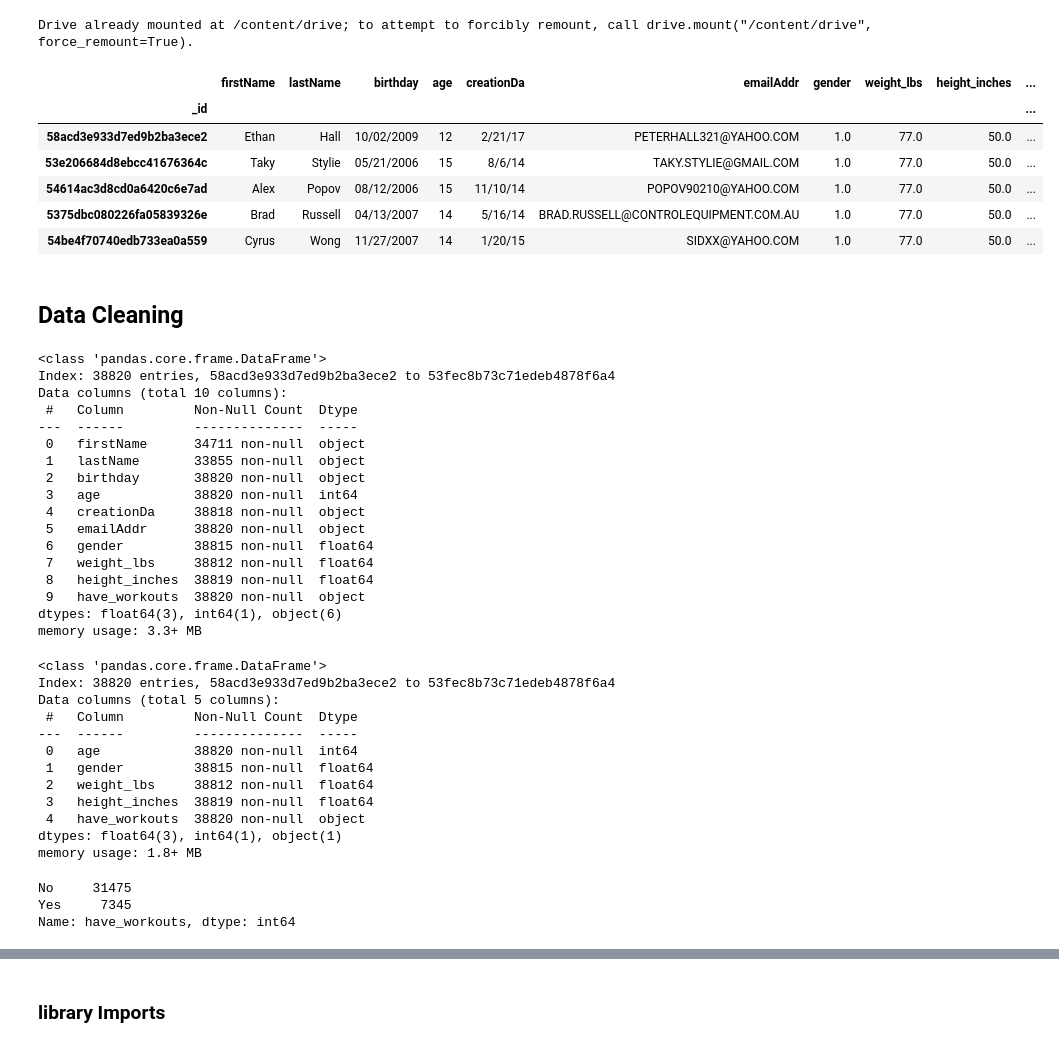
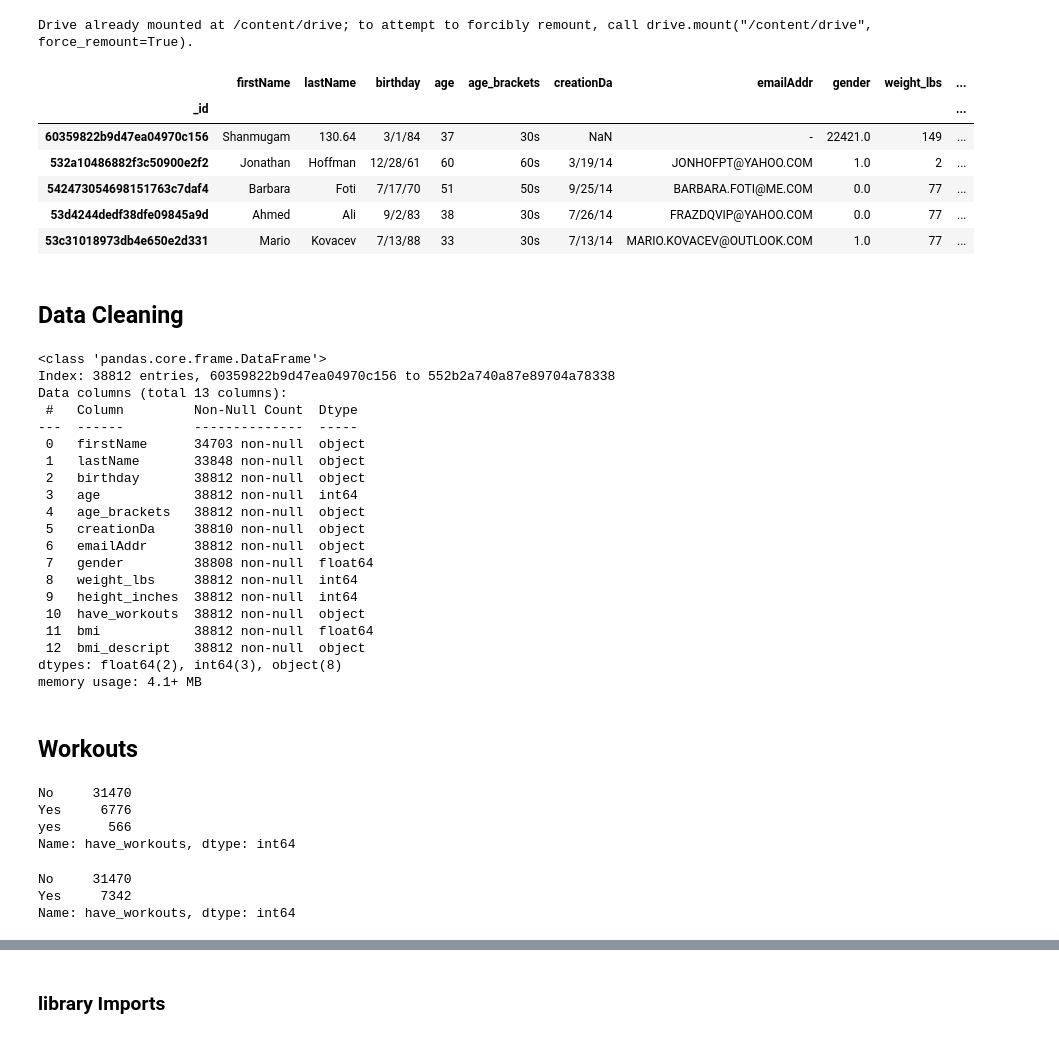
Before and after one commit to adamk6/codingDojoFinalProject, a Jupyter notebook: project2_Part4.ipynb, the cells around one changed output, grey strips where cells are left out. Drawn from its saved outputs; the diff is of its cells as text; code cells hidden in the pictures.

Commit message:
Add files via upload
Final version of my Project 2 Notebook

```diff
--- a/project2_Part4.ipynb
+++ b/project2_Part4.ipynb
@@ -9,56 +9,40 @@ drive.mount('/content/drive')
 Drive already mounted at /content/drive; to attempt to forcibly remount, call drive.mount("/content/drive", force_remount=True).
 # %%
 import pandas as pd
+import matplotlib.pyplot as plt
 
-df = pd.read_csv('/content/drive/MyDrive/PTDataScience/Final Project/FitTripCodingDojoDataSet__subSet.csv',index_col = '_id' )
+df = pd.read_csv('/content/drive/MyDrive/PTDataScience/Final Project/FitTripCodingDojoDataSet__subSetV2.csv',index_col = '_id' )
 df.head()
 # %% [output]
-|  | firstName | lastName | birthday | age | creationDa | emailAddr | gender | weight_lbs | height_inches | ... |
+|  | firstName | lastName | birthday | age | age_brackets | creationDa | emailAddr | gender | weight_lbs | ... |
 | _id |  |  |  |  |  |  |  |  |  | ... |
-| 58acd3e933d7ed9b2ba3ece2 | Ethan | Hall | 10/02/2009 | 12 | 2/21/17 | PETERHALL321@YAHOO.COM | 1.0 | 77.0 | 50.0 | ... |
-| 53e206684d8ebcc41676364c | Taky | Stylie | 05/21/2006 | 15 | 8/6/14 | TAKY.STYLIE@GMAIL.COM | 1.0 | 77.0 | 50.0 | ... |
-| 54614ac3d8cd0a6420c6e7ad | Alex | Popov | 08/12/2006 | 15 | 11/10/14 | POPOV90210@YAHOO.COM | 1.0 | 77.0 | 50.0 | ... |
-| 5375dbc080226fa05839326e | Brad | Russell | 04/13/2007 | 14 | 5/16/14 | BRAD.RUSSELL@CONTROLEQUIPMENT.COM.AU | 1.0 | 77.0 | 50.0 | ... |
-| 54be4f70740edb733ea0a559 | Cyrus | Wong | 11/27/2007 | 14 | 1/20/15 | SIDXX@YAHOO.COM | 1.0 | 77.0 | 50.0 | ... |
+| 60359822b9d47ea04970c156 | Shanmugam | 130.64 | 3/1/84 | 37 | 30s | NaN | - | 22421.0 | 149 | ... |
+| 532a10486882f3c50900e2f2 | Jonathan | Hoffman | 12/28/61 | 60 | 60s | 3/19/14 | JONHOFPT@YAHOO.COM | 1.0 | 2 | ... |
+| 542473054698151763c7daf4 | Barbara | Foti | 7/17/70 | 51 | 50s | 9/25/14 | BARBARA.FOTI@ME.COM | 0.0 | 77 | ... |
+| 53d4244dedf38dfe09845a9d | Ahmed | Ali | 9/2/83 | 38 | 30s | 7/26/14 | FRAZDQVIP@YAHOO.COM | 0.0 | 77 | ... |
+| 53c31018973db4e650e2d331 | Mario | Kovacev | 7/13/88 | 33 | 30s | 7/13/14 | MARIO.KOVACEV@OUTLOOK.COM | 1.0 | 77 | ... |
 # %% [markdown]
 ## Data Cleaning
 # %%
 df.info()
 # %% [output]
 <class 'pandas.core.frame.DataFrame'>
-Index: 38820 entries, 58acd3e933d7ed9b2ba3ece2 to 53fec8b73c71edeb4878f6a4
-Data columns (total 10 columns):
+Index: 38812 entries, 60359822b9d47ea04970c156 to 552b2a740a87e89704a78338
+Data columns (total 13 columns):
  #   Column         Non-Null Count  Dtype
 ---  ------         --------------  -----
- 0   firstName      34711 non-null  object
- 1   lastName       33855 non-null  object
- 2   birthday       38820 non-null  object
- 3   age            38820 non-null  int64
- 4   creationDa     38818 non-null  object
- 5   emailAddr      38820 non-null  object
- 6   gender         38815 non-null  float64
- 7   weight_lbs     38812 non-null  float64
- 8   height_inches  38819 non-null  float64
- 9   have_workouts  38820 non-null  object
-dtypes: float64(3), int64(1), object(6)
-memory usage: 3.3+ MB
+ 0   firstName      34703 non-null  object
+ 1   lastName       33848 non-null  object
+ 2   birthday       38812 non-null  object
+ 3   age            38812 non-null  int64
+ 4   age_brackets   38812 non-null  object
+ 5   creationDa     38810 non-null  object
+ 6   emailAddr      38812 non-null  object
+ 7   gender         38808 non-null  float64
+ 8   weight_lbs     38812 non-null  int64
+ 9   height_inches  38812 non-null  int64
+ 10  have_workouts  38812 non-null  object
+ 11  bmi            38812 non-null  float64
+ 12  bmi_descript   38812 non-null  object
+dtypes: float64(2), int64(3), object(8)
+memory usage: 4.1+ MB
-# %%
-df.drop(columns= 'firstName',inplace =True)
-df.drop(columns= 'lastName',inplace=True)
-df.drop(columns='creationDa',inplace=True)
-df.drop(columns='emailAddr', inplace =True)
-df.drop(columns= 'birthday',inplace = True)
-df.info()
-# %% [output]
-<class 'pandas.core.frame.DataFrame'>
-Index: 38820 entries, 58acd3e933d7ed9b2ba3ece2 to 53fec8b73c71edeb4878f6a4
-Data columns (total 5 columns):
- #   Column         Non-Null Count  Dtype
----  ------         --------------  -----
- 0   age            38820 non-null  int64
- 1   gender         38815 non-null  float64
- 2   weight_lbs     38812 non-null  float64
- 3   height_inches  38819 non-null  float64
- 4   have_workouts  38820 non-null  object
-dtypes: float64(3), int64(1), object(1)
-memory usage: 1.8+ MB
@@ -69,6 +59,16 @@ df['have_workouts'] = df['have_workouts'].replace({'yes': "Yes"})
+# %% [markdown]
+## Workouts
 # %%
 df['have_workouts'].value_counts()
 # %% [output]
-No     31475
-Yes     7345
+No     31470
+Yes     6776
+yes      566
 Name: have_workouts, dtype: int64
+# %%
+df['have_workouts'] = df['have_workouts'].replace({'yes': 'Yes'})
+df['have_workouts'].value_counts()
+# %% [output]
+No     31470
+Yes     7342
+Name: have_workouts, dtype: int64
```
Also changed, not shown: parts of 59 cells of this notebook.
